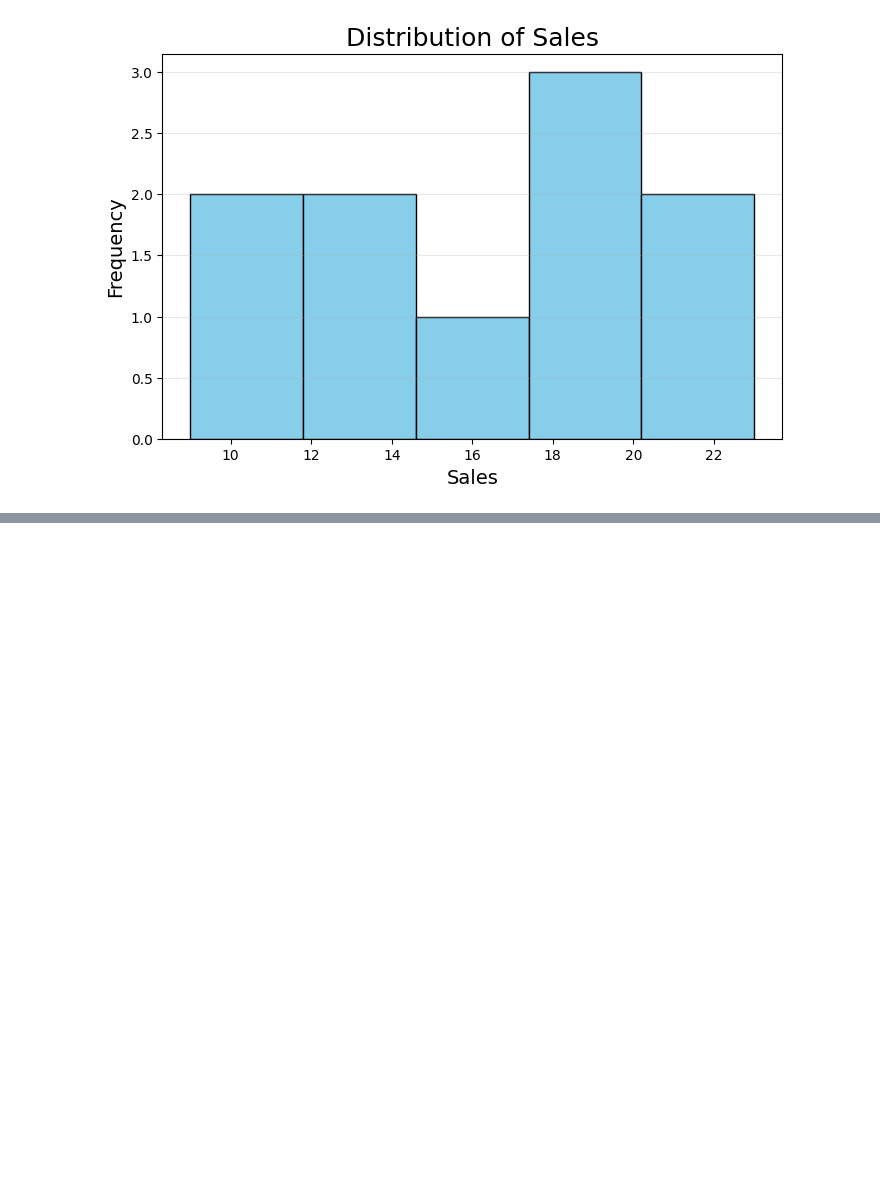
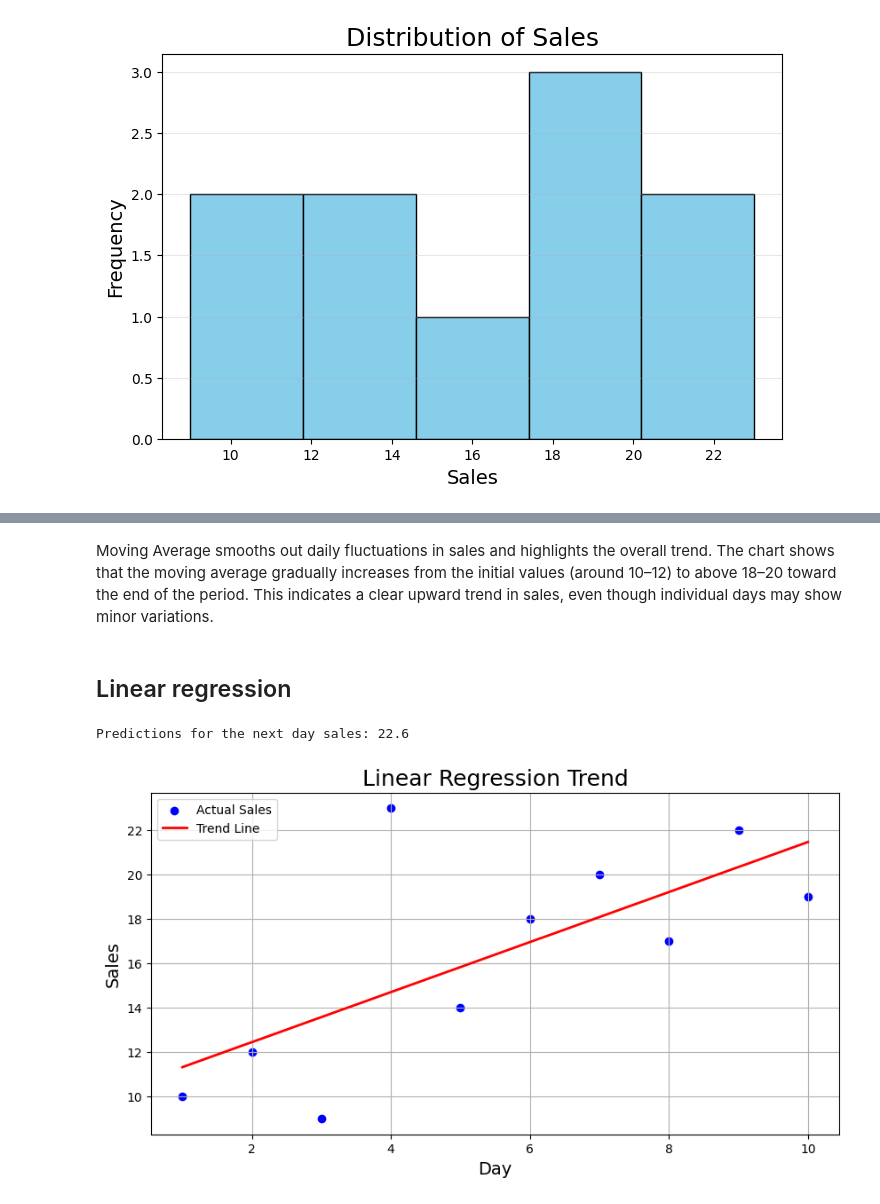
Before and after one commit to polischukok-hub/mini_eda_project, a Jupyter notebook: notebooks/final_analysis.ipynb, the cells around one changed output, grey strips where cells are left out. Cells and saved outputs as stored; diff of their text form; code cells hidden in the pictures; blank space fills up the shorter version.

```diff
--- a/notebooks/final_analysis.ipynb
+++ b/notebooks/final_analysis.ipynb
@@ -96,0 +119,44 @@ plt.show()
+# %% [markdown]
+Moving Average smooths out daily fluctuations in sales and highlights the overall trend.
+The chart shows that the moving average gradually increases from the initial values (around 10–12) to above 18–20 toward the end of the period.
+This indicates a clear upward trend in sales, even though individual days may show minor variations.
+# %% [markdown]
+## Linear regression
+# %%
+from sklearn.linear_model import LinearRegression
+import numpy as np
+import matplotlib.pyplot as plt
+
+# Data preparation
+X = df["day"].values.reshape(-1, 1)
+y = df["sales"].values
+
+# Model
+model = LinearRegression()
+model.fit(X, y)
+
+# Predictions for real points
+y_pred = model.predict(X)
+
+# Predictions for the next day
+next_day = np.array([[df["day"].max() + 1]])
+next_day_pred = model.predict(next_day)[0]
+
+print("Predictions for the next day sales:", round(next_day_pred, 2))
+
+
+plt.figure(figsize=(10, 5))
+plt.scatter(df["day"], df["sales"], color="blue", label="Actual Sales")
+plt.plot(df["day"], y_pred, color="red", linewidth=2, label="Trend Line")
+
+plt.title("Linear Regression Trend", fontsize=18)
+plt.xlabel("Day", fontsize=14)
+plt.ylabel("Sales", fontsize=14)
+plt.legend()
+plt.grid(True)
+
+plt.savefig("../images/sales_regression.png", dpi=300, bbox_inches="tight")
+plt.show()
+# %% [output]
+Predictions for the next day sales: 22.6
+[figure, added]
```
Also changed, not shown: parts of 5 cells of this notebook, 4 other files.
